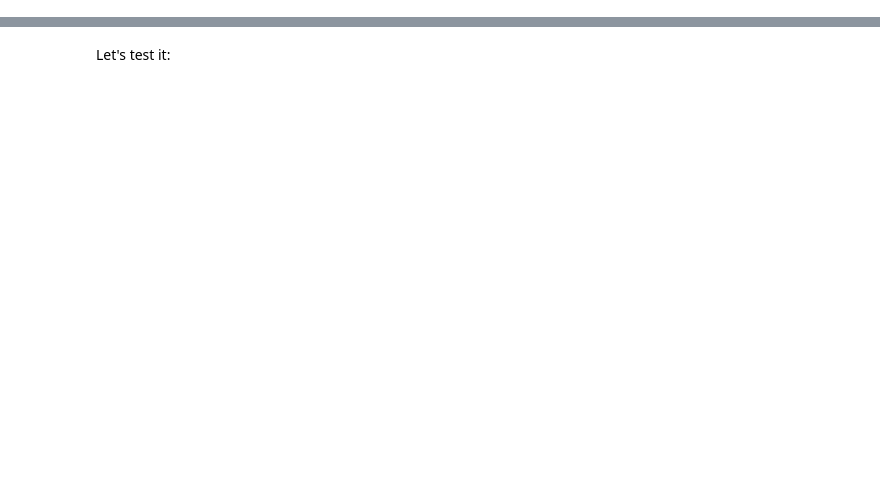
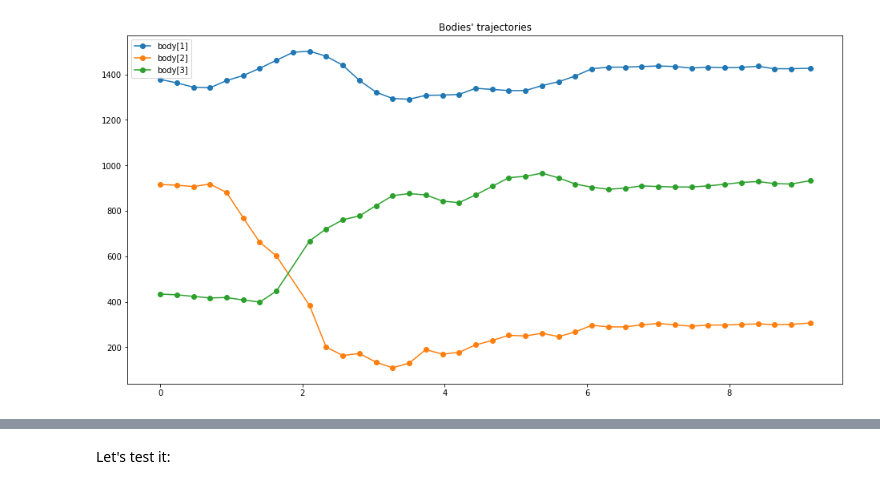
Before and after one commit to leonoqr/EE6934_Project2, a Jupyter notebook: Pose synchronicity estimation_group7.ipynb, the cells around one changed output, grey strips where cells are left out. Saved outputs shown, nothing was run; the diff lists cells and outputs as text; code cells hidden in the pictures; blank space fills up the shorter version.

```diff
--- a/Pose synchronicity estimation_group7.ipynb
+++ b/Pose synchronicity estimation_group7.ipynb
@@ -335,0 +536,21 @@ dancers = create_dancers_from_frames(vidutils.body_estimation, 'sync_measure_dat
+# %%
+# results of body tracking
+
+bodies = track_bodies(copy.deepcopy(bodies_unordered), timeline, n_dancers)
+
+#-------------------------------------------------------------------------------
+
+plt.figure(figsize = (16, 8))
+
+for k in range(len(bodies)):
+
+    y = np.array(list(map(lambda b: np.nan if not b else b.root[0], bodies[k])))
+    mask = np.isfinite(y)
+
+    plt.plot(timeline[mask], y[mask], '-o')
+
+plt.title("Bodies' trajectories")
+plt.legend(['body[' + str(k+1) + ']' for k in range(len(bodies))])
+plt.show()
+# %% [output]
+[figure, added]
```
Also changed, not shown: parts of 26 cells of this notebook.
